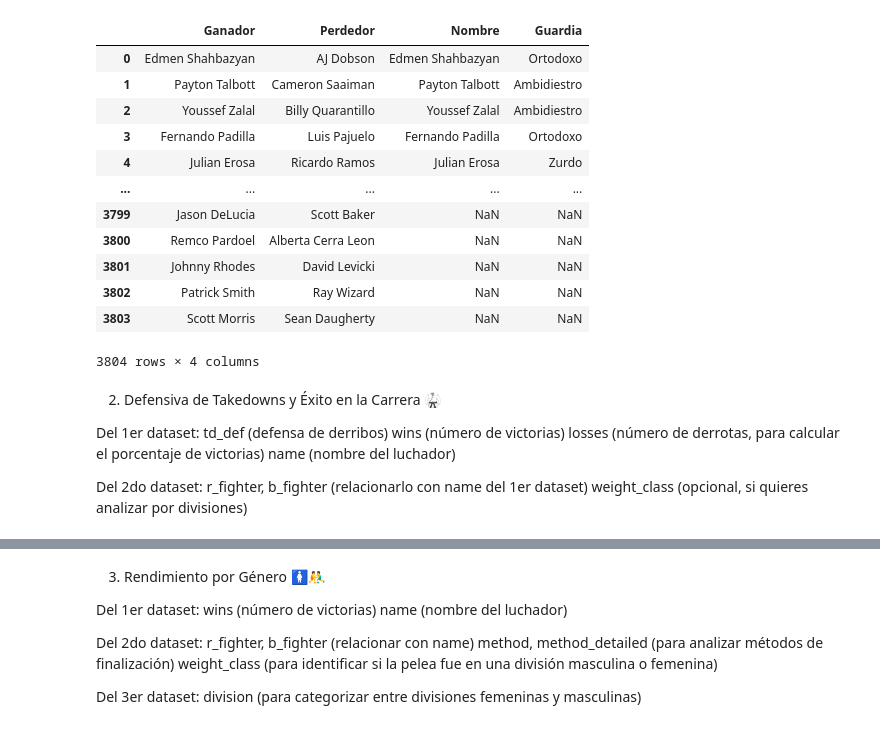
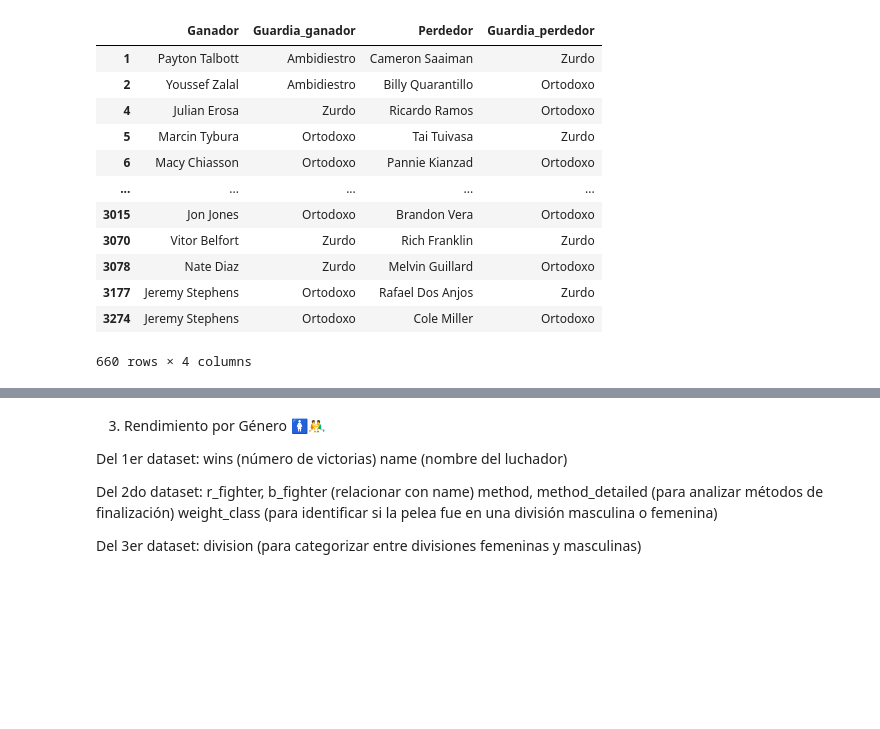
Before and after one commit to JavierRodriguezFontiveros/UFC_EDA, a Jupyter notebook: SRC/notebook/Hipotesis.ipynb, the cells around one changed output, grey strips where cells are left out. Saved outputs shown, nothing was run; the diff lists cells and outputs as text; code cells hidden in the pictures; blank space fills up the shorter version.

```diff
--- a/SRC/notebook/Hipotesis.ipynb
+++ b/SRC/notebook/Hipotesis.ipynb
@@ -130,18 +43,0 @@ df_2_filtro
-# %%
-# Merge para los ganadores
-df_combinada = pd.merge(df_2_filtro, df_1_filtro, left_on='Ganador', right_on='Nombre', how='left')
-df_combinada
-# %% [output]
-|  | Ganador | Perdedor | Nombre | Guardia |
-| 0 | Edmen Shahbazyan | AJ Dobson | Edmen Shahbazyan | Ortodoxo |
-| 1 | Payton Talbott | Cameron Saaiman | Payton Talbott | Ambidiestro |
-| 2 | Youssef Zalal | Billy Quarantillo | Youssef Zalal | Ambidiestro |
-| 3 | Fernando Padilla | Luis Pajuelo | Fernando Padilla | Ortodoxo |
-| 4 | Julian Erosa | Ricardo Ramos | Julian Erosa | Zurdo |
-| ... | ... | ... | ... | ... |
-| 3799 | Jason DeLucia | Scott Baker | NaN | NaN |
-| 3800 | Remco Pardoel | Alberta Cerra Leon | NaN | NaN |
-| 3801 | Johnny Rhodes | David Levicki | NaN | NaN |
-| 3802 | Patrick Smith | Ray Wizard | NaN | NaN |
-| 3803 | Scott Morris | Sean Daugherty | NaN | NaN |
-3804 rows × 4 columns
@@ -170,13 +43,0 @@ df_combined = df_winners[['Ganador', 'Guardia_Ganador']].merge(
-# %% [markdown]
-2. Defensiva de Takedowns y Éxito en la Carrera 🥋
-
-
-Del 1er dataset:
-td_def (defensa de derribos)
-wins (número de victorias)
-losses (número de derrotas, para calcular el porcentaje de victorias)
-name (nombre del luchador)
-
-Del 2do dataset:
-r_fighter, b_fighter (relacionarlo con name del 1er dataset)
-weight_class (opcional, si quieres analizar por divisiones)
@@ -216,0 +44,25 @@ plt.show()
+# %%
+ganadores = pd.merge(df_2_filtro, df_1_filtro, left_on='Ganador', right_on='Nombre', how='left')  #Merge
+ganadores = ganadores[['Ganador', 'Guardia']].rename(columns={'Guardia': 'Guardia_ganador'})      #Cambiar nombre
+
+perdedores = pd.merge(df_2_filtro, df_1_filtro, left_on='Perdedor', right_on='Nombre', how='left') #Merge
+perdedores = perdedores[['Perdedor', 'Guardia']].rename(columns={'Guardia': 'Guardia_perdedor'})   #Cambiar nombre
+
+df_combinado = pd.merge(ganadores, perdedores, left_index=True, right_index=True)                             #Combinar
+df_combinado = df_combinado.dropna(subset=['Ganador', 'Guardia_ganador', 'Perdedor', 'Guardia_perdedor'])     #Eliminar NaN's
+
+df_combinado
+# %% [output]
+|  | Ganador | Guardia_ganador | Perdedor | Guardia_perdedor |
+| 1 | Payton Talbott | Ambidiestro | Cameron Saaiman | Zurdo |
+| 2 | Youssef Zalal | Ambidiestro | Billy Quarantillo | Ortodoxo |
+| 4 | Julian Erosa | Zurdo | Ricardo Ramos | Ortodoxo |
+| 5 | Marcin Tybura | Ortodoxo | Tai Tuivasa | Zurdo |
+| 6 | Macy Chiasson | Ortodoxo | Pannie Kianzad | Ortodoxo |
+| ... | ... | ... | ... | ... |
+| 3015 | Jon Jones | Ortodoxo | Brandon Vera | Ortodoxo |
+| 3070 | Vitor Belfort | Zurdo | Rich Franklin | Zurdo |
+| 3078 | Nate Diaz | Zurdo | Melvin Guillard | Ortodoxo |
+| 3177 | Jeremy Stephens | Ortodoxo | Rafael Dos Anjos | Zurdo |
+| 3274 | Jeremy Stephens | Ortodoxo | Cole Miller | Ortodoxo |
+660 rows × 4 columns
```
Also changed, not shown: parts of 21 cells of this notebook, 1 other file.
